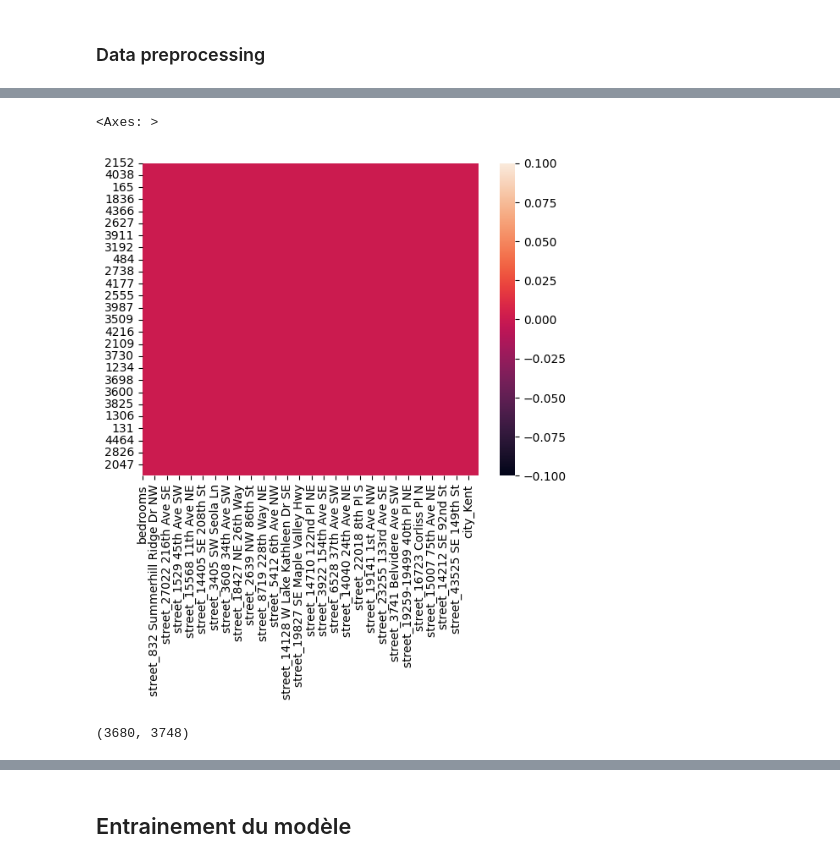
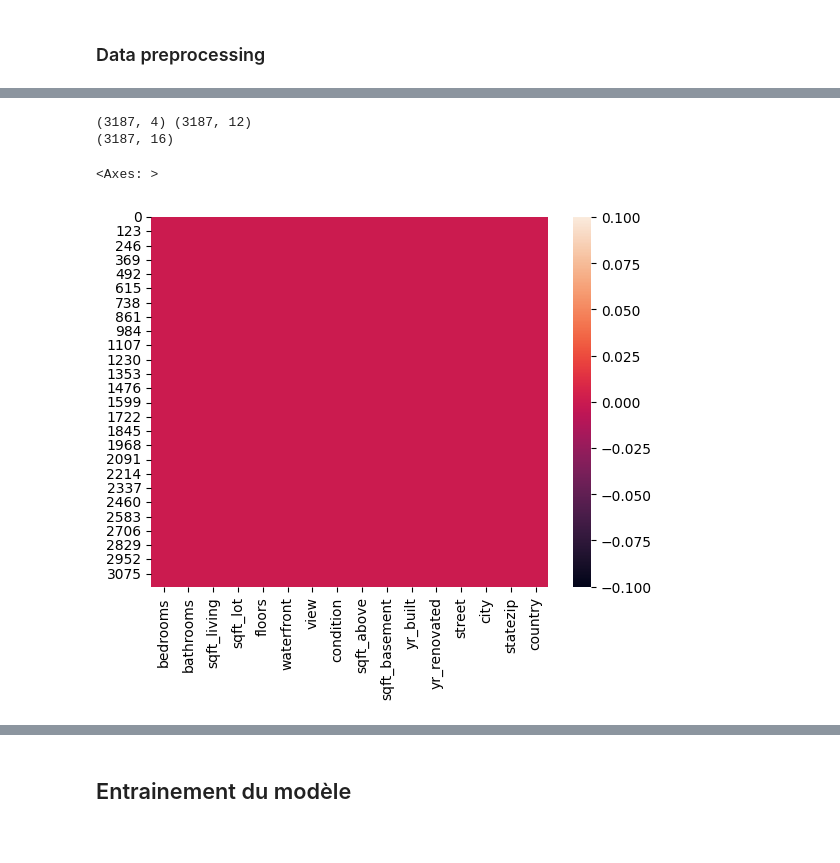
Before and after one commit to Nanavalona/house_price_prediction, a Jupyter notebook: main.ipynb, the cells around one changed output, grey strips where cells are left out. Drawn from its saved outputs; the diff is of its cells as text; code cells hidden in the pictures.

Commit message:
update encodage

```diff
--- a/main.ipynb
+++ b/main.ipynb
@@ -178,4 +239,6 @@ plt.show()
 # %% [markdown]
 ### Data preprocessing
+# %%
+df_cleaned=df.drop(outliers.index)
 # %%
-df=df.drop('date',axis=1)
+df=df_cleaned.drop('date',axis=1)
@@ -186,25 +258,30 @@ Y=df['price']
 X_train,X_test,Y_train,Y_test= train_test_split(X,Y, test_size=0.2)
 # %%
 columns_to_encode=['street','city','statezip','country']
-# %%
-from sklearn.preprocessing import OneHotEncoder
-encoder=OneHotEncoder(handle_unknown='ignore',sparse=False)
-encoded_data=encoder.fit_transform(X_train[columns_to_encode])
-
-#creating an encoded dataframe with the initial column name
-encoded_df = pd.DataFrame(encoded_data, columns=[f"{col}_{value}" for col in columns_to_encode for value in X_train[col].unique()],index=X_train.index)
-
-# concatenating original dataframe with encoded df
-result_data_X_train=pd.concat([X_train.drop(columns_to_encode,axis=1),encoded_df],axis=1)
+# %%
+
+from sklearn.preprocessing import OrdinalEncoder
+encoder=OrdinalEncoder(handle_unknown='use_encoded_value',unknown_value=-1)
+#encoder=OrdinalEncoder(dtype=int)
+def encode_categorical_variable(X_train,columns_to_encode):
+    #creating an ordinal encodage
+    #encode selected columns
+    encoded_data=encoder.fit_transform(X_train[columns_to_encode])
+    encoded_df = pd.DataFrame(encoded_data, columns=columns_to_encode)
+    print(encoded_df.shape,X_train.drop(columns_to_encode, axis=1).shape)
+    result_X_train = pd.concat([X_train.drop(columns_to_encode, axis=1).reset_index(drop=True), encoded_df.reset_index(drop=True)],axis=1)
+    print(result_X_train.shape)
+    return result_X_train
+
+new_encoded_data= encode_categorical_variable(X_train,columns_to_encode)
+# %% [output]
+(3187, 4) (3187, 12)
+(3187, 16)
 # %%
-sns.heatmap(result_data_X_train.isna())
+sns.heatmap(new_encoded_data.isna())
 # %% [output]
 <Axes: >
-[figure, old version]
+[figure, new version]
-# %%
-encoded_df.shape
-# %% [output]
-(3680, 3748)
 # %%
 X_train.shape
 # %% [output]
```
Also changed, not shown: parts of 23 cells of this notebook.
